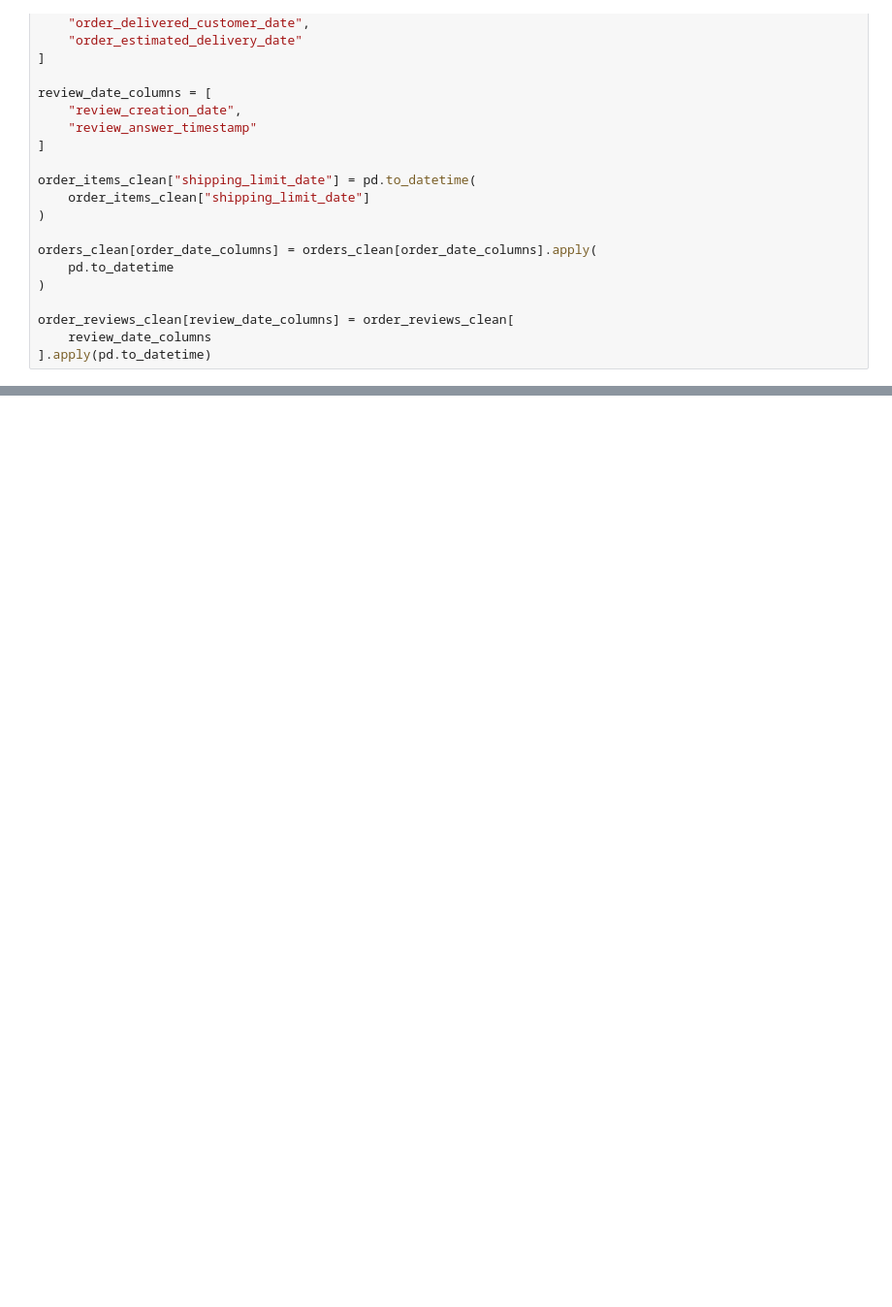
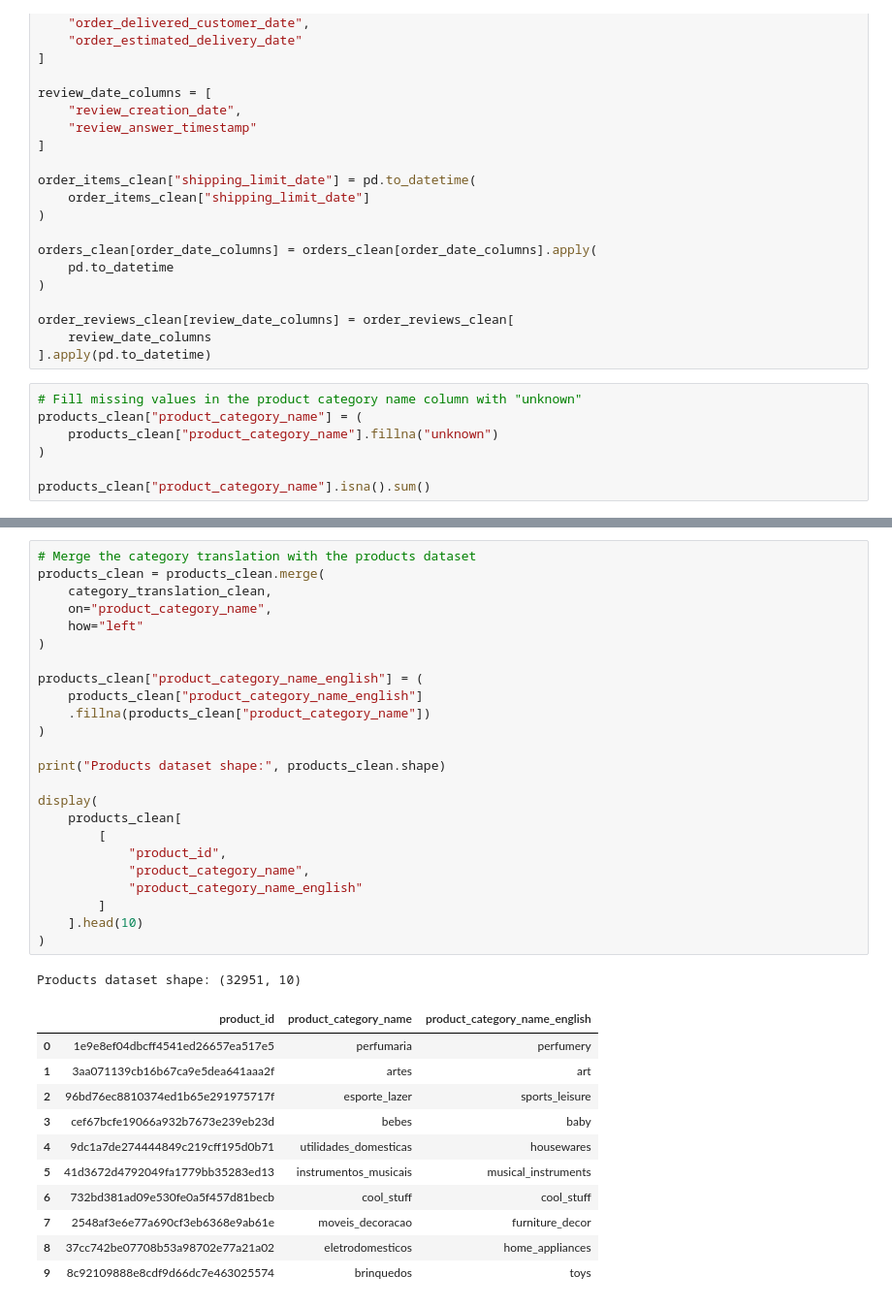
Before and after one commit to kartikeysharma2645/Real-World-Dataset-Analysis, a Jupyter notebook: notebook/real_world_dataset_analysis.ipynb, the cells around one changed output, grey strips where cells are left out. Shown at 97% size. Cells and saved outputs as stored; diff of their text form; blank space fills up the shorter version.

```diff
--- a/notebook/real_world_dataset_analysis.ipynb
+++ b/notebook/real_world_dataset_analysis.ipynb
@@ -588,3 +588,10 @@ orders_clean[order_date_columns] = orders_clean[order_date_columns].apply(
 order_reviews_clean[review_date_columns] = order_reviews_clean[
     review_date_columns
 ].apply(pd.to_datetime)
+# %%
+# Fill missing values in the product category name column with "unknown"
+products_clean["product_category_name"] = (
+    products_clean["product_category_name"].fillna("unknown")
+)
+
+products_clean["product_category_name"].isna().sum()
@@ -590,0 +874,37 @@ order_reviews_clean[review_date_columns] = order_reviews_clean[
+# %%
+# Merge the category translation with the products dataset
+products_clean = products_clean.merge(
+    category_translation_clean,
+    on="product_category_name",
+    how="left"
+)
+
+products_clean["product_category_name_english"] = (
+    products_clean["product_category_name_english"]
+    .fillna(products_clean["product_category_name"])
+)
+
+print("Products dataset shape:", products_clean.shape)
+
+display(
+    products_clean[
+        [
+            "product_id",
+            "product_category_name",
+            "product_category_name_english"
+        ]
+    ].head(10)
+)
+# %% [output]
+Products dataset shape: (32951, 10)
+|  | product_id | product_category_name | product_category_name_english |
+| 0 | 1e9e8ef04dbcff4541ed26657ea517e5 | perfumaria | perfumery |
+| 1 | 3aa071139cb16b67ca9e5dea641aaa2f | artes | art |
+| 2 | 96bd76ec8810374ed1b65e291975717f | esporte_lazer | sports_leisure |
+| 3 | cef67bcfe19066a932b7673e239eb23d | bebes | baby |
+| 4 | 9dc1a7de274444849c219cff195d0b71 | utilidades_domesticas | housewares |
+| 5 | 41d3672d4792049fa1779bb35283ed13 | instrumentos_musicais | musical_instruments |
+| 6 | 732bd381ad09e530fe0a5f457d81becb | cool_stuff | cool_stuff |
+| 7 | 2548af3e6e77a690cf3eb6368e9ab61e | moveis_decoracao | furniture_decor |
+| 8 | 37cc742be07708b53a98702e77a21a02 | eletrodomesticos | home_appliances |
+| 9 | 8c92109888e8cdf9d66dc7e463025574 | brinquedos | toys |
```
Also changed, not shown: parts of 15 cells of this notebook.
